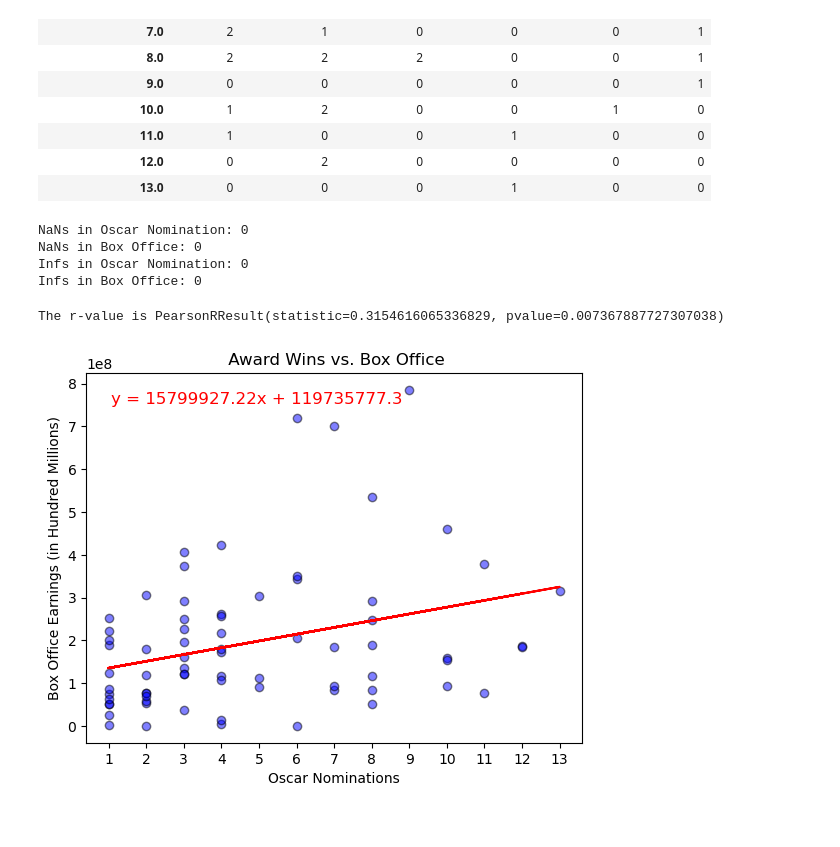
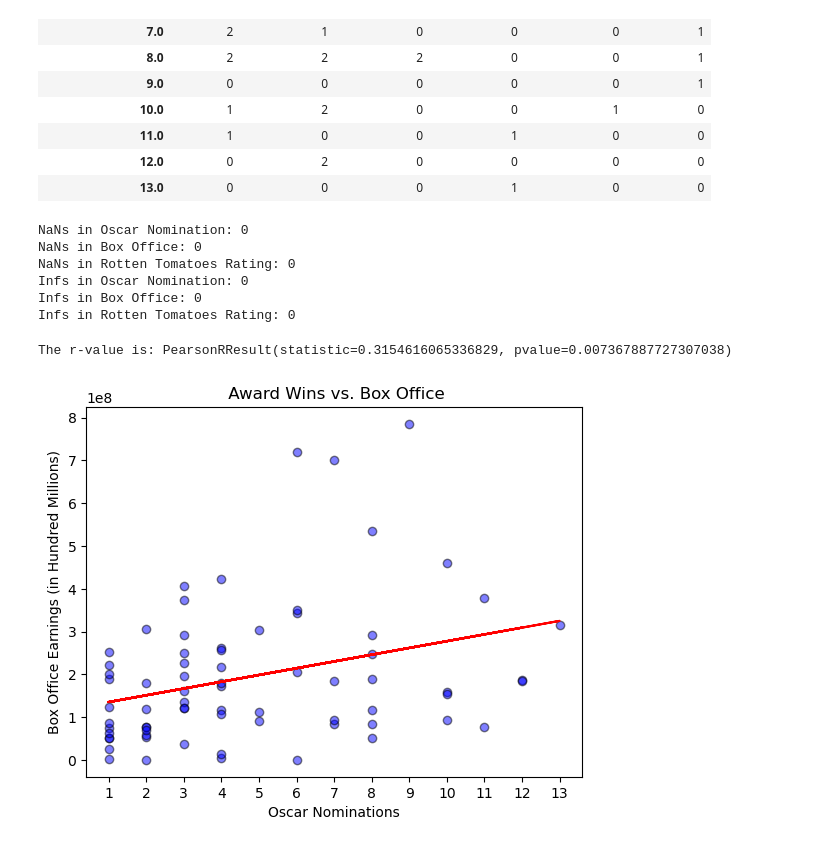
Before and after one commit to jvwastaken/Blockbuster-Breakdown, a Jupyter notebook: sloucel_analysis/movie_awards_analysis.ipynb, the cells around one changed output. Saved outputs shown, nothing was run; the diff lists cells and outputs as text; code cells hidden in the pictures.

```diff
--- a/sloucel_analysis/movie_awards_analysis.ipynb
+++ b/sloucel_analysis/movie_awards_analysis.ipynb
@@ -59,0 +61,5 @@ clean_movie_df.shape
+# %%
+#clean_movie_df2['Rotten Tomatoes Rating'] = pd.to_numeric(clean_movie_df2['Rotten Tomatoes Rating'], errors='coerce')
+clean_movie_df2['IMDb Rating'] = pd.to_numeric(clean_movie_df2['IMDb Rating'], errors='coerce')
+clean_movie_df2['Metascore'] = pd.to_numeric(clean_movie_df2['Metascore'], errors='coerce')
+print(clean_movie_df2.dtypes)
@@ -59,0 +84,14 @@ clean_movie_df.shape
+# %%
+def convert_to_float(x):
+    if isinstance(x, str):  # Check if the input is a string
+        if '/' in x:  # Handling fractions
+            numerator, denominator = x.split('/')
+            return float(numerator) / float(denominator)
+        elif '%' in x:  # Handling percentages
+            return float(x.rstrip('%')) / 100  # Remove the '%' and convert to decimal
+        else:
+            return float(x)  # Convert directly if no special characters
+    return x  # Return as is if it's already a numeric type
+# %%
+clean_movie_df2['Rotten Tomatoes Rating'] = clean_movie_df2['Rotten Tomatoes Rating'].apply(convert_to_float)
+print(clean_movie_df2.dtypes)
@@ -118,47 +246,51 @@ box_office_y = clean_movie_df2['Box Office']
 
 print('NaNs in Oscar Nomination:', awards_wins_x.isna().sum())
 print('NaNs in Box Office:', box_office_y.isna().sum())
+print('NaNs in Rotten Tomatoes Rating:', awards_wins_x.isna().sum())
 print('Infs in Oscar Nomination:', np.isinf(awards_wins_x).sum())
 print('Infs in Box Office:', np.isinf(box_office_y).sum())
+print('Infs in Rotten Tomatoes Rating:', awards_wins_x.isna().sum())
 # %% [output]
 NaNs in Oscar Nomination: 0
 NaNs in Box Office: 0
+NaNs in Rotten Tomatoes Rating: 0
 Infs in Oscar Nomination: 0
 Infs in Box Office: 0
+Infs in Rotten Tomatoes Rating: 0
 # %%
 # Define my x and y axis
 awards_wins_x = clean_movie_df2['Oscar Nomination']
 box_office_y = clean_movie_df2['Box Office']
 
 # Correlation
 correlation = st.pearsonr(awards_wins_x, box_office_y)
 
 #Linear Regression
 (slope, intercept, r_value, p_value, std_err) = linregress(awards_wins_x, box_office_y)
 regress_values = awards_wins_x * slope + intercept
 line_eq = f"y = {round(slope,2)}x + {round(intercept,2)}"
 
 plt.scatter(awards_wins_x, box_office_y,
             marker='o',
             facecolors='blue',
             edgecolors='black',
             alpha=0.5)
 
 plt.plot(awards_wins_x, regress_values, "r-")  # Corrected to use regress_values
-plt.annotate(line_eq, xy=(0.05, 0.95), xycoords='axes fraction',
-             fontsize=12, color="red", verticalalignment='top')
+#plt.annotate(line_eq, xy=(0.05, 0.95), xycoords='axes fraction',
+#             fontsize=12, color="red", verticalalignment='top')
 
 ax = plt.gca()
 ax.yaxis.set_major_locator(ticker.MaxNLocator(10))
 ax.xaxis.set_major_locator(ticker.MaxNLocator(15))
 
 # Title, labels, and aesthetics
 plt.title(' Award Wins vs. Box Office')
 plt.xlabel('Oscar Nominations')
 plt.ylabel('Box Office Earnings (in Hundred Millions)')
 plt.grid(False)
 
-print(f'The r-value is {correlation}')
+print(f'The r-value is: {correlation}')
 # %% [output]
-The r-value is PearsonRResult(statistic=0.3154616065336829, pvalue=0.007367887727307038)
+The r-value is: PearsonRResult(statistic=0.3154616065336829, pvalue=0.007367887727307038)
-[figure, old version]
+[figure, new version]
```
Also changed, not shown: parts of 13 cells of this notebook, 4 other files.
